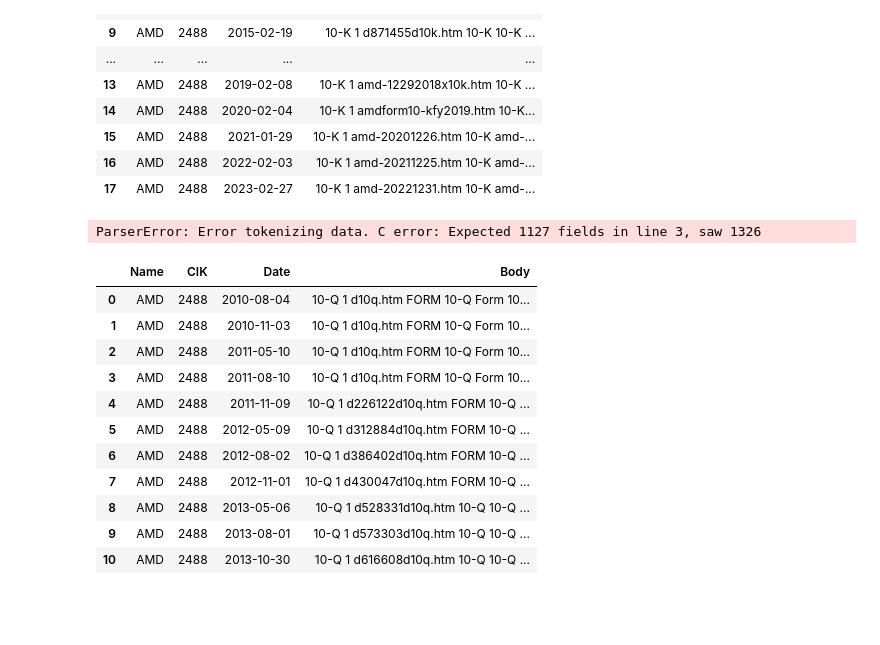
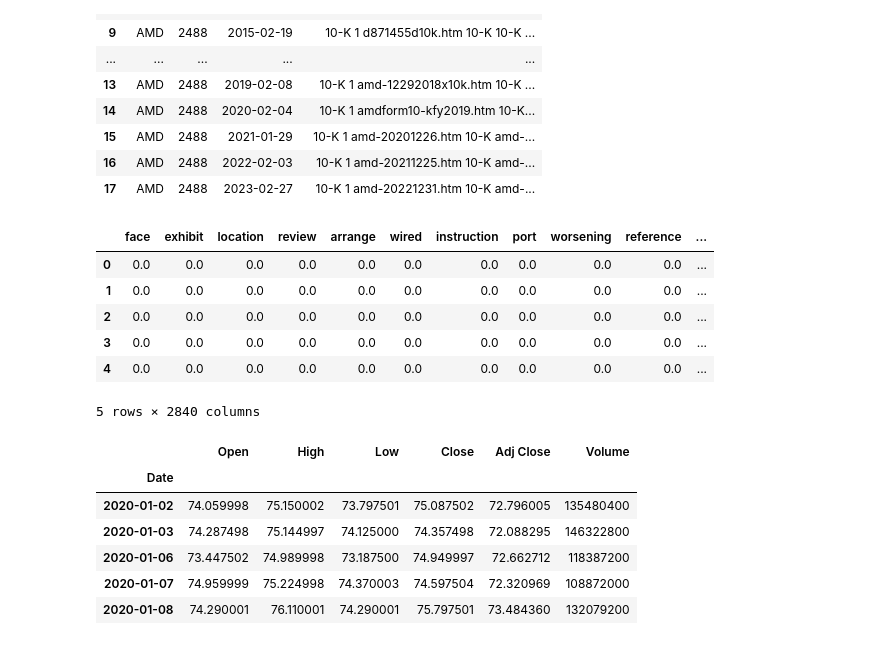
Before and after one commit to 007seann/Generation-of-Supervised-Sentiment-Metrics-for-Return-and-Volatility-Prediction-from-10-K-Filings, a Jupyter notebook: scaleUp/test.ipynb, the cells around one changed output. Cells and saved outputs as stored; diff of their text form; code cells hidden in the pictures; blank space fills up the shorter version.

```diff
--- a/scaleUp/test.ipynb
+++ b/scaleUp/test.ipynb
@@ -130,22 +130,17 @@ import pandas as pd
 
 file_path1 = "/Users/apple/PROJECT/hons_project/data/SP500/company_df/0000002969/part-00000-c2599222-c893-4608-ba6a-3da9db57c1d9-c000.csv"
 file_path2 = "/Users/apple/PROJECT/hons_project/data/SP500/company_df/0000002969/part-00001-c2599222-c893-4608-ba6a-3da9db57c1d9-c000.csv"
+# %%
+fp = "/Users/apple/PROJECT/scaleUp/0000002488_test.csv"
 # %%
-df = pd.read_csv(file_path2, delimiter=',', encoding='utf-8', header=0)
+df = pd.read_csv(fp, encoding='utf-8', header=0)
-# %% [output]
-ParserError: Error tokenizing data. C error: Expected 1127 fields in line 3, saw 1326
 # %%
-df
+df.head()
 # %% [output]
-|  | Name | CIK | Date | Body |
-| 0 | AMD | 2488 | 2010-08-04 | 10-Q 1 d10q.htm FORM 10-Q Form 10... |
-| 1 | AMD | 2488 | 2010-11-03 | 10-Q 1 d10q.htm FORM 10-Q Form 10... |
-| 2 | AMD | 2488 | 2011-05-10 | 10-Q 1 d10q.htm FORM 10-Q Form 10... |
-| 3 | AMD | 2488 | 2011-08-10 | 10-Q 1 d10q.htm FORM 10-Q Form 10... |
-| 4 | AMD | 2488 | 2011-11-09 | 10-Q 1 d226122d10q.htm FORM 10-Q ... |
-| 5 | AMD | 2488 | 2012-05-09 | 10-Q 1 d312884d10q.htm FORM 10-Q ... |
-| 6 | AMD | 2488 | 2012-08-02 | 10-Q 1 d386402d10q.htm FORM 10-Q ... |
-| 7 | AMD | 2488 | 2012-11-01 | 10-Q 1 d430047d10q.htm FORM 10-Q ... |
-| 8 | AMD | 2488 | 2013-05-06 | 10-Q 1 d528331d10q.htm 10-Q 10-Q ... |
-| 9 | AMD | 2488 | 2013-08-01 | 10-Q 1 d573303d10q.htm 10-Q 10-Q ... |
-| 10 | AMD | 2488 | 2013-10-30 | 10-Q 1 d616608d10q.htm 10-Q 10-Q ... |
+|  | face | exhibit | location | review | arrange | wired | instruction | port | worsening | reference | ... |
+| 0 | 0.0 | 0.0 | 0.0 | 0.0 | 0.0 | 0.0 | 0.0 | 0.0 | 0.0 | 0.0 | ... |
+| 1 | 0.0 | 0.0 | 0.0 | 0.0 | 0.0 | 0.0 | 0.0 | 0.0 | 0.0 | 0.0 | ... |
+| 2 | 0.0 | 0.0 | 0.0 | 0.0 | 0.0 | 0.0 | 0.0 | 0.0 | 0.0 | 0.0 | ... |
+| 3 | 0.0 | 0.0 | 0.0 | 0.0 | 0.0 | 0.0 | 0.0 | 0.0 | 0.0 | 0.0 | ... |
+| 4 | 0.0 | 0.0 | 0.0 | 0.0 | 0.0 | 0.0 | 0.0 | 0.0 | 0.0 | 0.0 | ... |
+5 rows × 2840 columns
@@ -151,0 +156,10 @@ df
+# %%
+time_series.head()
+# %% [output]
+|  | Open | High | Low | Close | Adj Close | Volume |
+| Date |  |  |  |  |  |  |
+| 2020-01-02 | 74.059998 | 75.150002 | 73.797501 | 75.087502 | 72.796005 | 135480400 |
+| 2020-01-03 | 74.287498 | 75.144997 | 74.125000 | 74.357498 | 72.088295 | 146322800 |
+| 2020-01-06 | 73.447502 | 74.989998 | 73.187500 | 74.949997 | 72.662712 | 118387200 |
+| 2020-01-07 | 74.959999 | 75.224998 | 74.370003 | 74.597504 | 72.320969 | 108872000 |
+| 2020-01-08 | 74.290001 | 76.110001 | 74.290001 | 75.797501 | 73.484360 | 132079200 |
```
Also changed, not shown: parts of 14 cells of this notebook, 25 other files.
